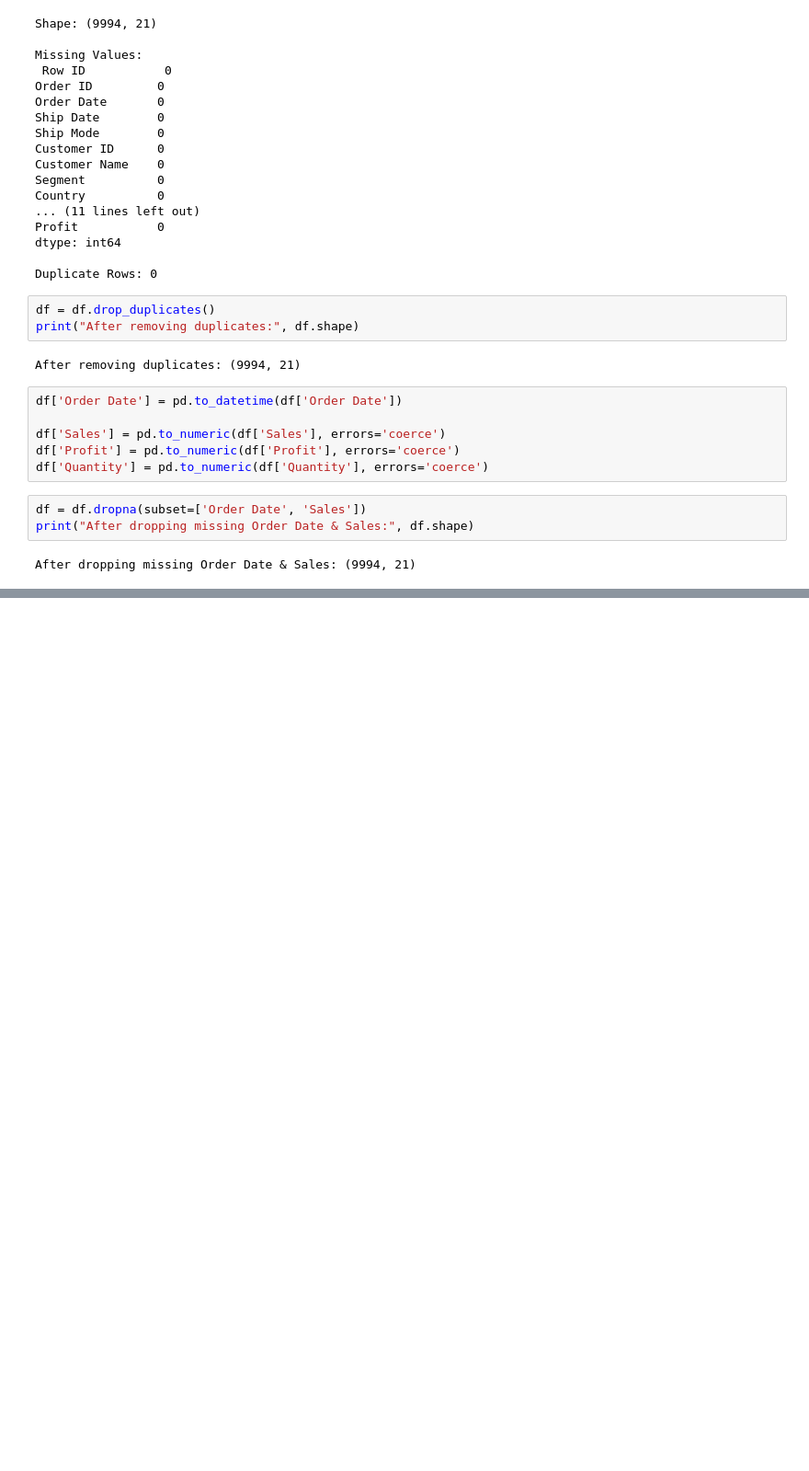
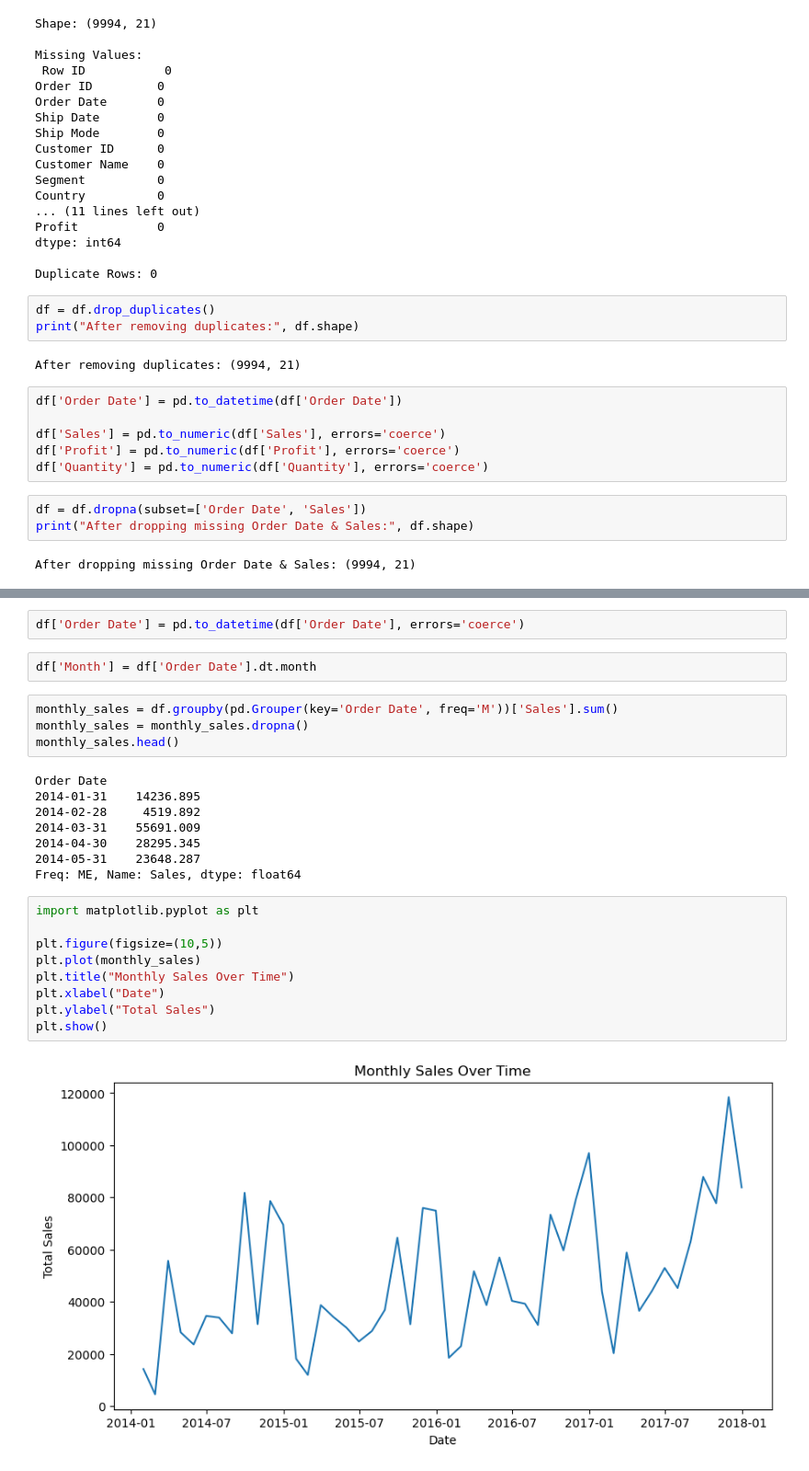
Before and after one commit to RAMAN23-stack/FUTURE_ML_01, a Jupyter notebook: notebook/sales_forecasting.ipynb, the cells around one changed output, grey strips where cells are left out. Shown at 92% size. Cells and saved outputs as stored; diff of their text form; blank space fills up the shorter version.

```diff
--- a/notebook/sales_forecasting.ipynb
+++ b/notebook/sales_forecasting.ipynb
@@ -73,0 +208,27 @@ plt.show()
+# %%
+df['Order Date'] = pd.to_datetime(df['Order Date'], errors='coerce')
+# %%
+df['Month'] = df['Order Date'].dt.month
+# %%
+monthly_sales = df.groupby(pd.Grouper(key='Order Date', freq='M'))['Sales'].sum()
+monthly_sales = monthly_sales.dropna()
+monthly_sales.head()
+# %% [output]
+Order Date
+2014-01-31    14236.895
+2014-02-28     4519.892
+2014-03-31    55691.009
+2014-04-30    28295.345
+2014-05-31    23648.287
+Freq: ME, Name: Sales, dtype: float64
+# %%
+import matplotlib.pyplot as plt
+
+plt.figure(figsize=(10,5))
+plt.plot(monthly_sales)
+plt.title("Monthly Sales Over Time")
+plt.xlabel("Date")
+plt.ylabel("Total Sales")
+plt.show()
+# %% [output]
+[figure, added]
```
Also changed, not shown: parts of 13 cells of this notebook.
